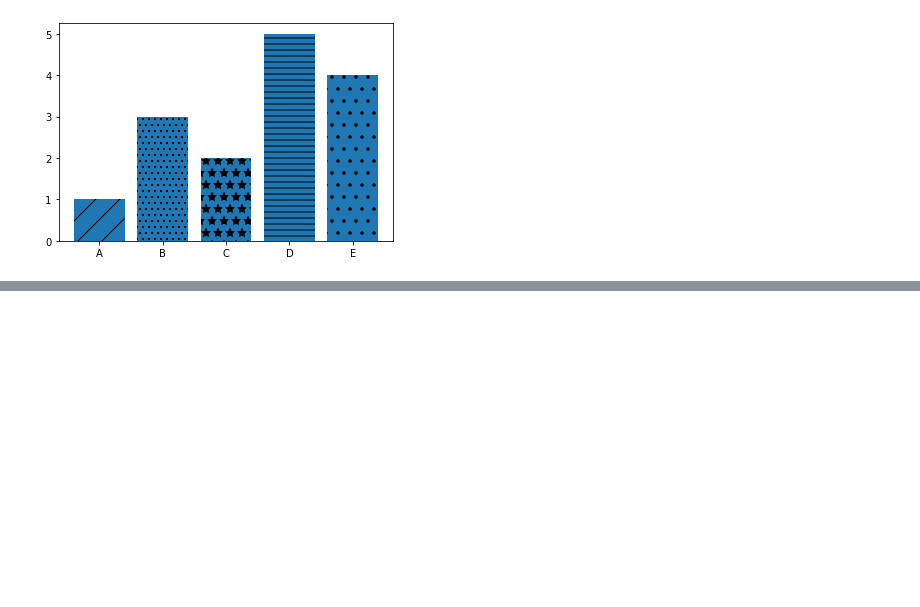
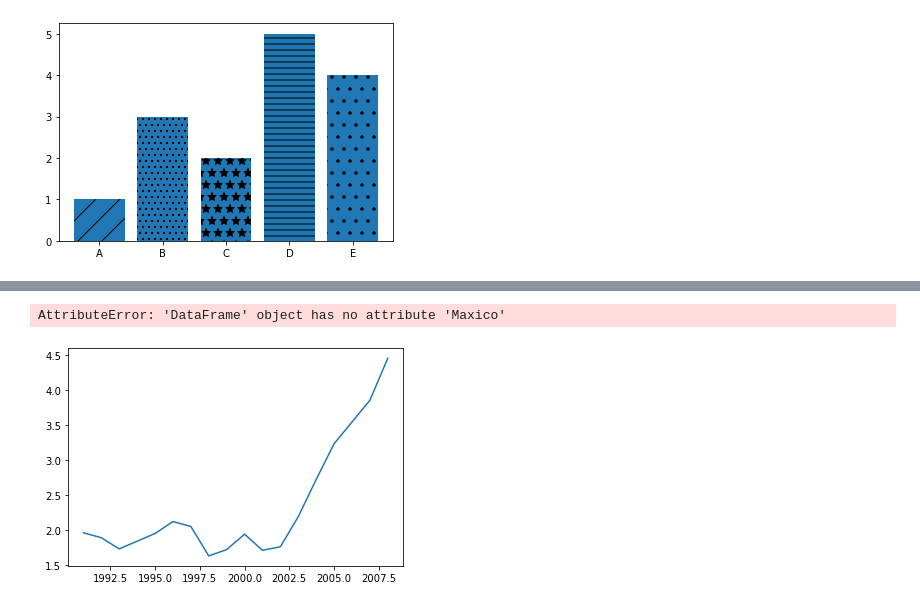
Before and after one commit to ShadmanRana/Matplotlib, a Jupyter notebook: basic_mlp.ipynb, the cells around one changed output, grey strips where cells are left out. Saved outputs shown, nothing was run; the diff lists cells and outputs as text; code cells hidden in the pictures; blank space fills up the shorter version.

```diff
--- a/basic_mlp.ipynb
+++ b/basic_mlp.ipynb
@@ -84,0 +96,8 @@ plt.plot
+# %%
+gas = pd.read_csv('gas_prices.csv')
+plt.plot(gas.Year,gas.Australia)
+plt.plot(gas.Year,gas.Maxico)
+plt.show()
+# %% [output]
+AttributeError: 'DataFrame' object has no attribute 'Maxico'
+[figure, added]
```
Also changed, not shown: parts of 7 cells of this notebook.
